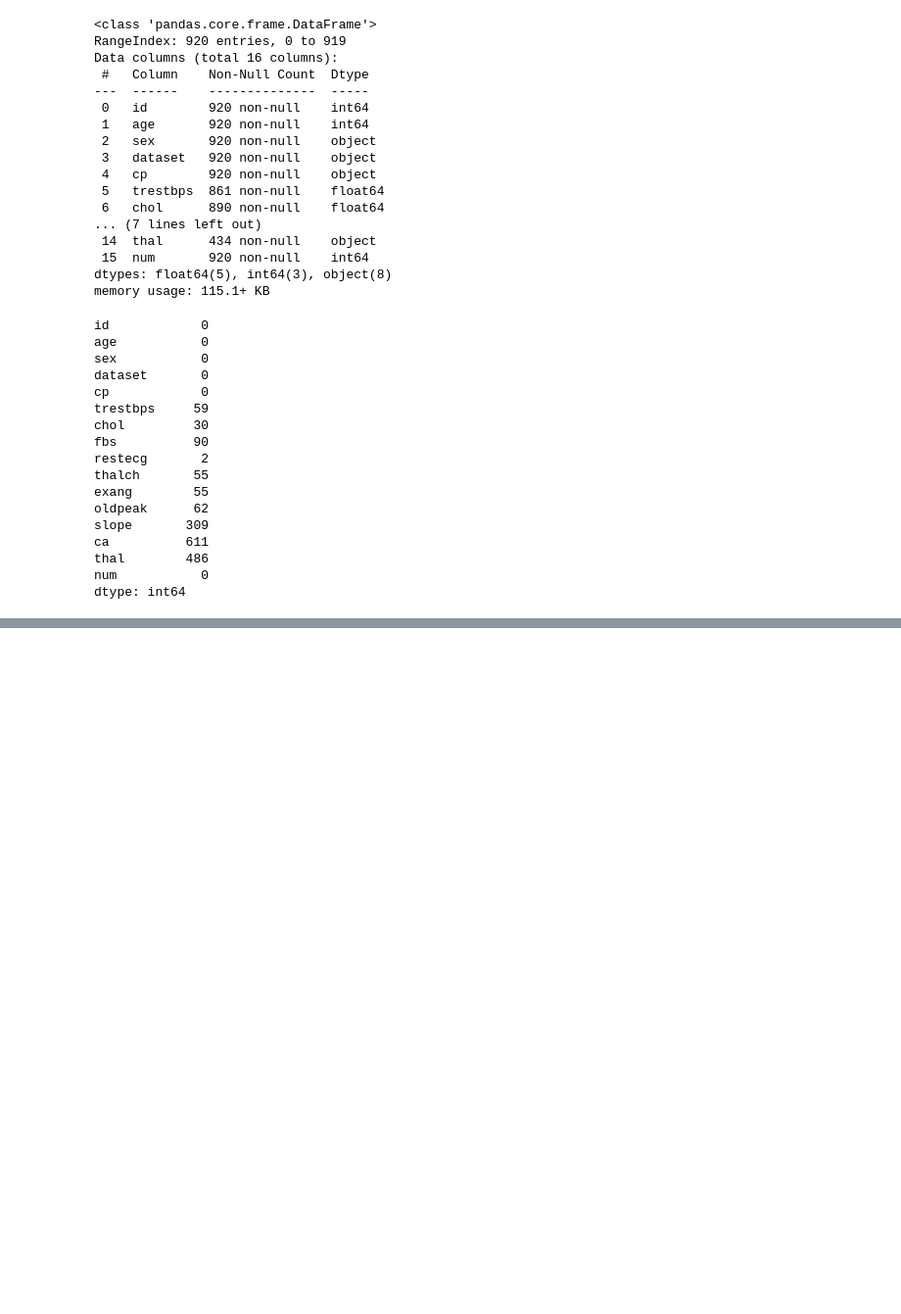
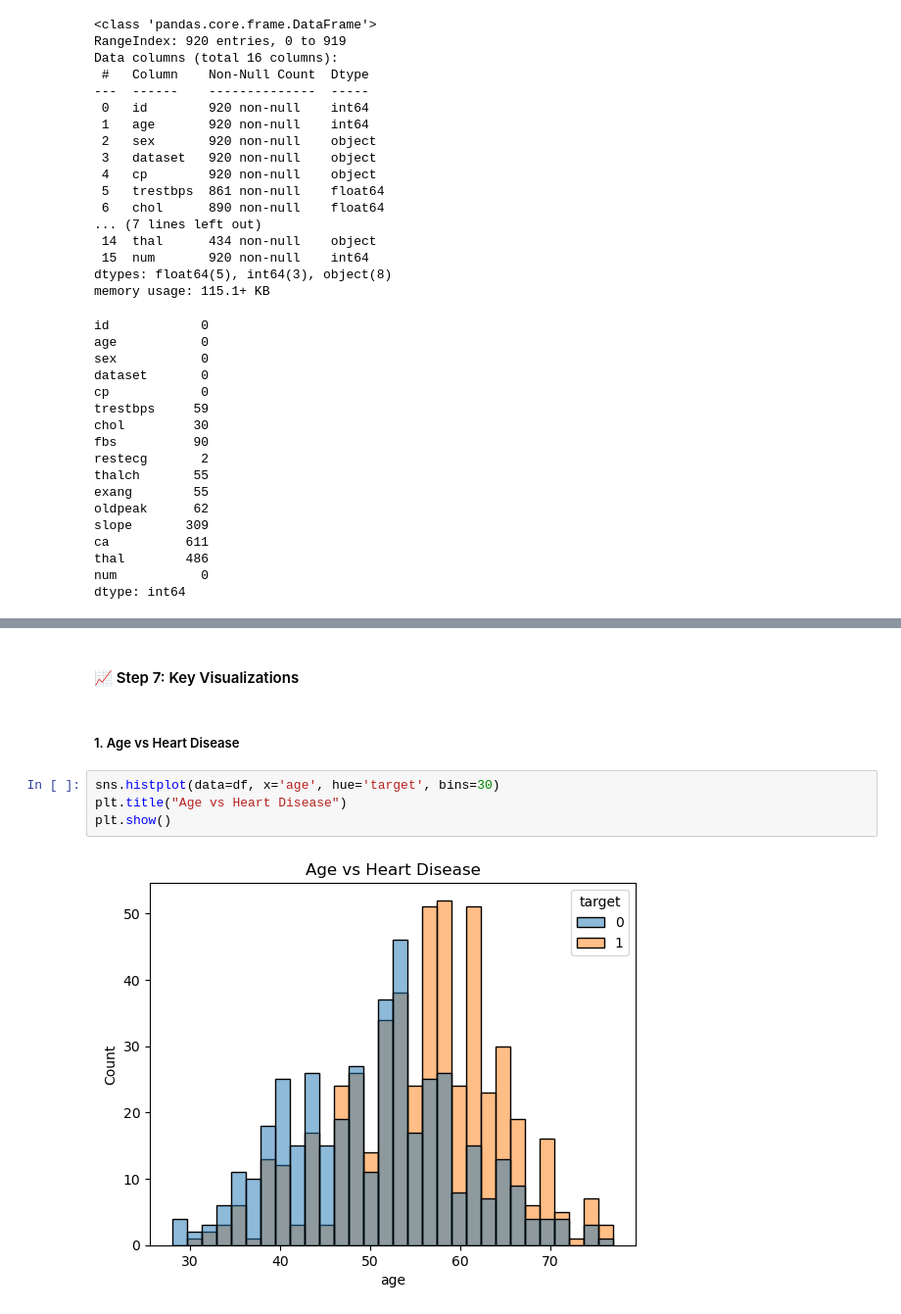
Before and after one commit to hafsakomal445/heart-disease-prediction, a Jupyter notebook: notebook/eda.ipynb, the cells around one changed output, grey strips where cells are left out. Shown at 98% size. Saved outputs shown, nothing was run; the diff lists cells and outputs as text; blank space fills up the shorter version.

```diff
--- a/notebook/eda.ipynb
+++ b/notebook/eda.ipynb
@@ -64,0 +157,10 @@ dtype: int64
+# %% [markdown]
+#### 📈 Step 7: Key Visualizations
+# %% [markdown]
+##### 1. Age vs Heart Disease
+# %%
+sns.histplot(data=df, x='age', hue='target', bins=30)
+plt.title("Age vs Heart Disease")
+plt.show()
+# %% [output]
+[figure, added]
```
Also changed, not shown: parts of 22 cells of this notebook.
